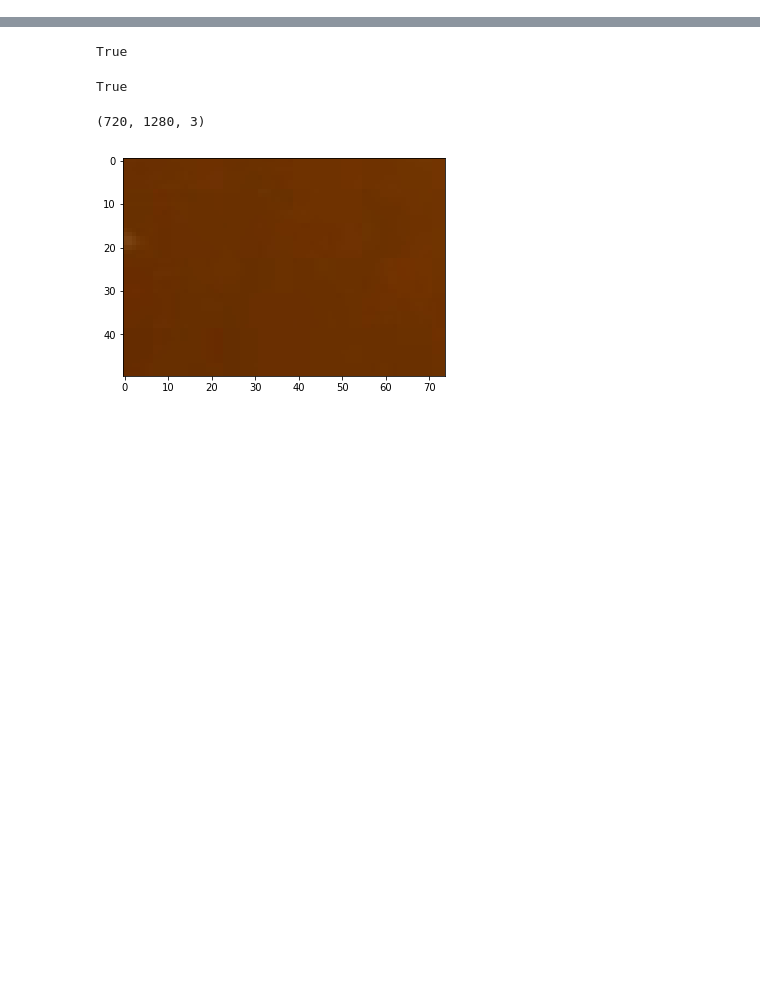
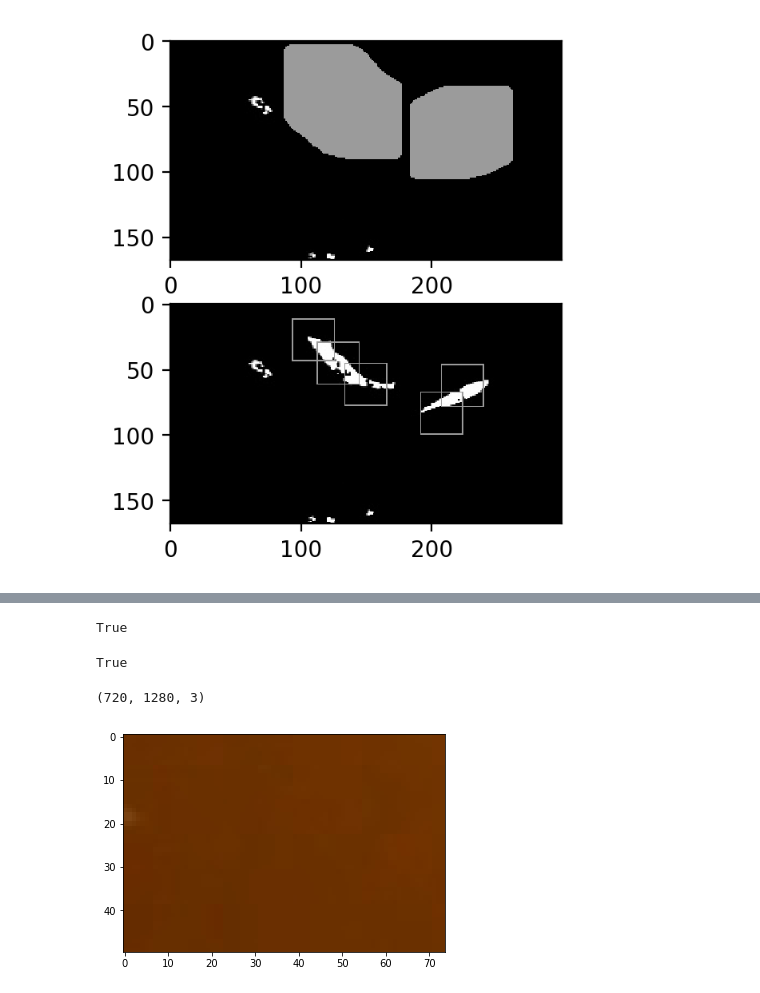
Before and after one commit to ShuuutUpandDance/segmentation, a Jupyter notebook: seg_notebook.ipynb, the cells around one changed output, grey strips where cells are left out. Drawn from its saved outputs; the diff is of its cells as text; code cells hidden in the pictures; blank space fills up the shorter version.

```diff
--- a/seg_notebook.ipynb
+++ b/seg_notebook.ipynb
@@ -134,5 +246,11 @@ for i in range(len(small_list)):
 # %%
-img = cv2.imread('90_4_down.jpg', 0)
+img_mid = cv2.imread('90_4_down.jpg', 0)
 for i in range(len(mid_list)):
     pos = (mid_list[i].left, mid_list[i].right, mid_list[i].up, mid_list[i].down)
-    cv2.rectangle(img, (pos[0], pos[2]), (pos[1], pos[3]), (155), 1)
+    cv2.rectangle(img_mid, (pos[0], pos[2]), (pos[1], pos[3]), (155), 1)
+img_mid_nms1 = cv2.imread('90_4_down.jpg', 0)
+mid_nms1 = sort_and_nms_1(mid_list)
+print(len(mid_nms1))
+for i in range(len(mid_nms1)):
+    pos = (mid_nms1[i].left, mid_nms1[i].right, mid_nms1[i].up, mid_nms1[i].down)
+    cv2.rectangle(img_mid_nms1, (pos[0], pos[2]), (pos[1], pos[3]), (155), 1)
@@ -165,0 +305,11 @@ plt.show()
+# %%
+plt.figure(dpi=200)
+plt.subplot(2,1,1)
+plt.imshow(img_mid, cmap=plt.cm.gray)
+
+plt.subplot(2,1,2)
+plt.imshow(img_mid_nms1, cmap=plt.cm.gray)
+
+plt.show()
+# %% [output]
+[figure, added]
```
Also changed, not shown: parts of 25 cells of this notebook, 5 other files.
